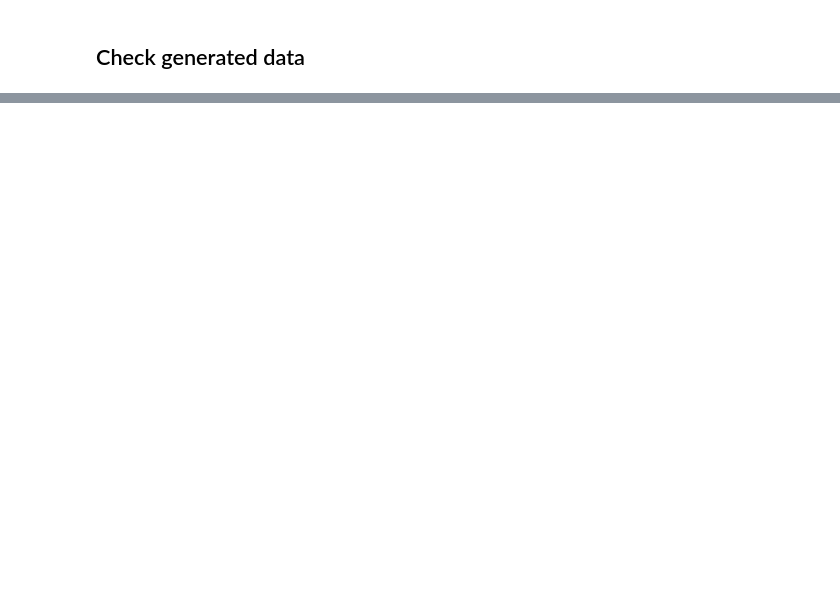
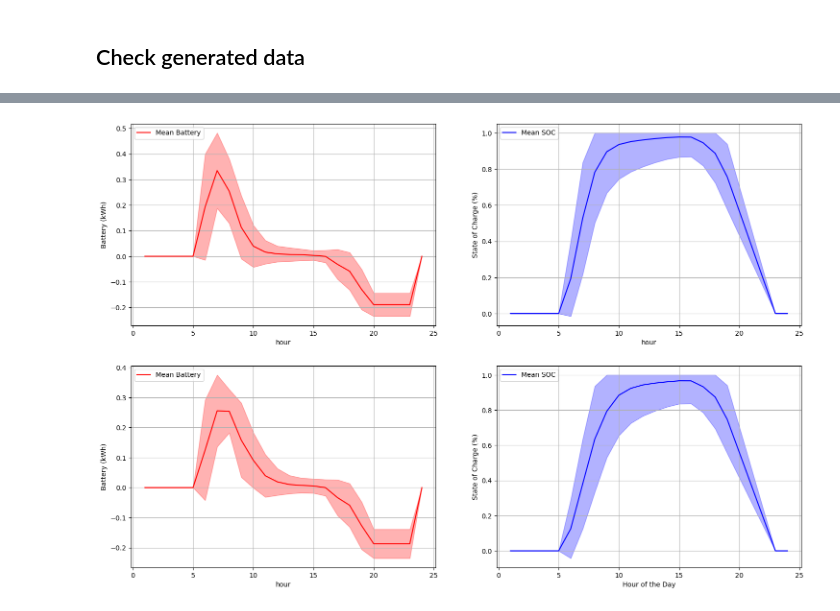
Before and after one commit to Optimization-and-Machine-Learning-Lab/energy_fed_trpo, a Jupyter notebook: src/notebooks/visualization.ipynb, the cells around one changed output, grey strips where cells are left out. Saved outputs shown, nothing was run; the diff lists cells and outputs as text; code cells hidden in the pictures; blank space fills up the shorter version.

```diff
--- a/src/notebooks/visualization.ipynb
+++ b/src/notebooks/visualization.ipynb
@@ -264,0 +286,41 @@ w_data[0].head()
+# %%
+n_files = len(b_data)
+
+fig, axs = plt.subplots(n_files, 2, figsize=(18, n_files * 6))
+
+for b in range(n_files):
+
+    sol_data[b]['hour'] = b_data[b]['hour'].to_numpy()
+
+    # Calculate mean and variance for battery
+    batt_mean = sol_data[b].groupby('hour')['batt'].mean()
+    batt_std = sol_data[b].groupby('hour')['batt'].std()
+
+    # Calculate mean and variance for SOC
+    soc_mean = sol_data[b].groupby('hour')['soc'].mean()
+    soc_std = sol_data[b].groupby('hour')['soc'].std()
+
+    # Plot mean battery with variance envelope
+
+    axis = axs[b, 0] if n_files > 1 else axs[0]
+
+    sns.lineplot(x=batt_mean.index, y=batt_mean, color='r', label='Mean Battery', ax=axis)
+    axis.fill_between(batt_mean.index, batt_mean - batt_std, batt_mean + batt_std, color='r', alpha=0.3)
+    axis.set_ylabel('Battery (kWh)')
+    axis.grid()  # Add grid
+    axis.legend(loc='upper left')
+
+    # Plot mean SOC with variance envelope
+
+    axis = axs[b, 1] if n_files > 1 else axs[1]
+
+    sns.lineplot(x=soc_mean.index, y=soc_mean, color='b', label='Mean SOC', ax=axis)
+    axis.fill_between(soc_mean.index, (soc_mean - soc_std).clip(upper=1), (soc_mean + soc_std).clip(upper=1), color='b', alpha=0.3)
+    axis.set_ylabel('State of Charge (%)')
+    axis.grid()  # Add grid
+    axis.legend(loc='upper left')
+
+plt.xlabel('Hour of the Day')
+plt.show()
+# %% [output]
+[figure, added]
```
Also changed, not shown: parts of 12 cells of this notebook, 27 other files.
